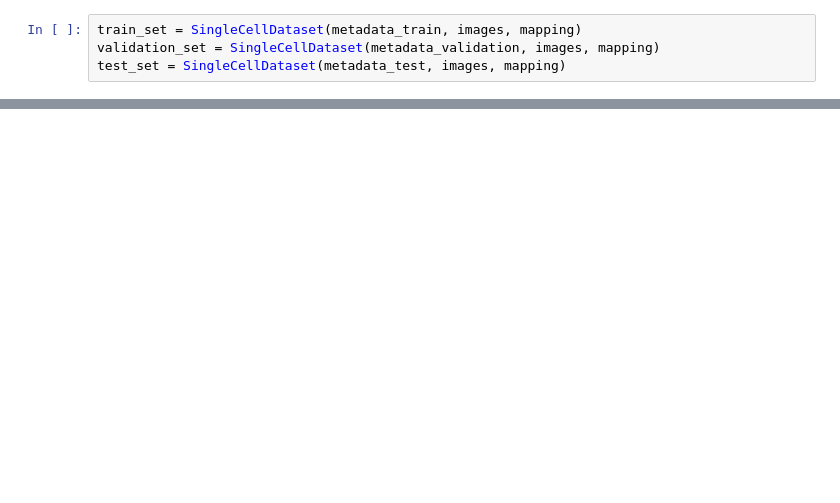
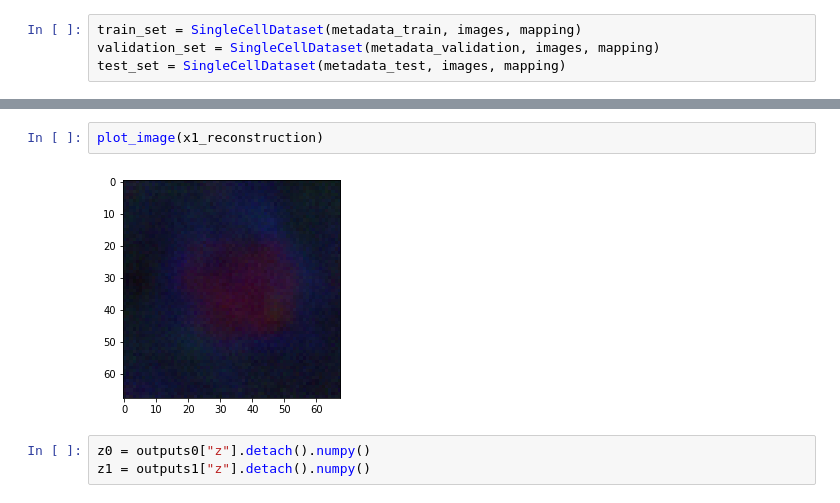
Before and after one commit to RasmusML/generative-models-for-phenotypic-profiling, a Jupyter notebook: cells_plot.ipynb, the cells around one changed output, grey strips where cells are left out. Drawn from its saved outputs; the diff is of its cells as text; blank space fills up the shorter version.

```diff
--- a/cells_plot.ipynb
+++ b/cells_plot.ipynb
@@ -168,0 +127,7 @@ plt.imshow(torch.permute(images[1], (1, 2, 0)))
+# %%
+plot_image(x1_reconstruction)
+# %% [output]
+[figure, added]
+# %%
+z0 = outputs0["z"].detach().numpy()
+z1 = outputs1["z"].detach().numpy()
```
Also changed, not shown: parts of 28 cells of this notebook.
